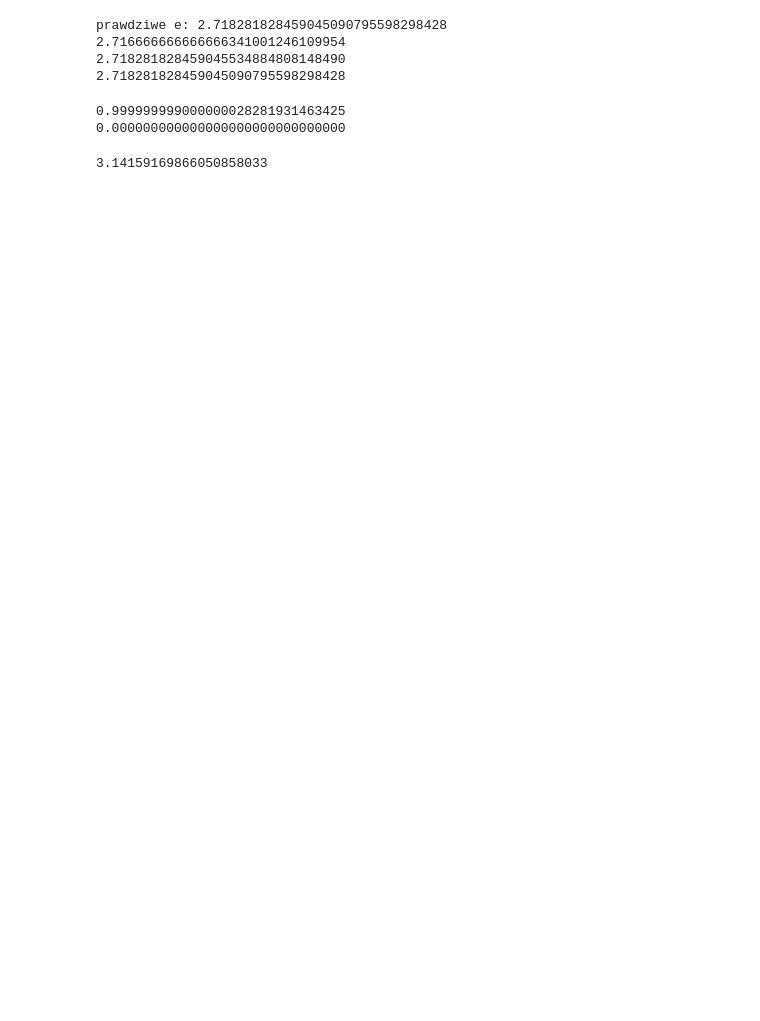
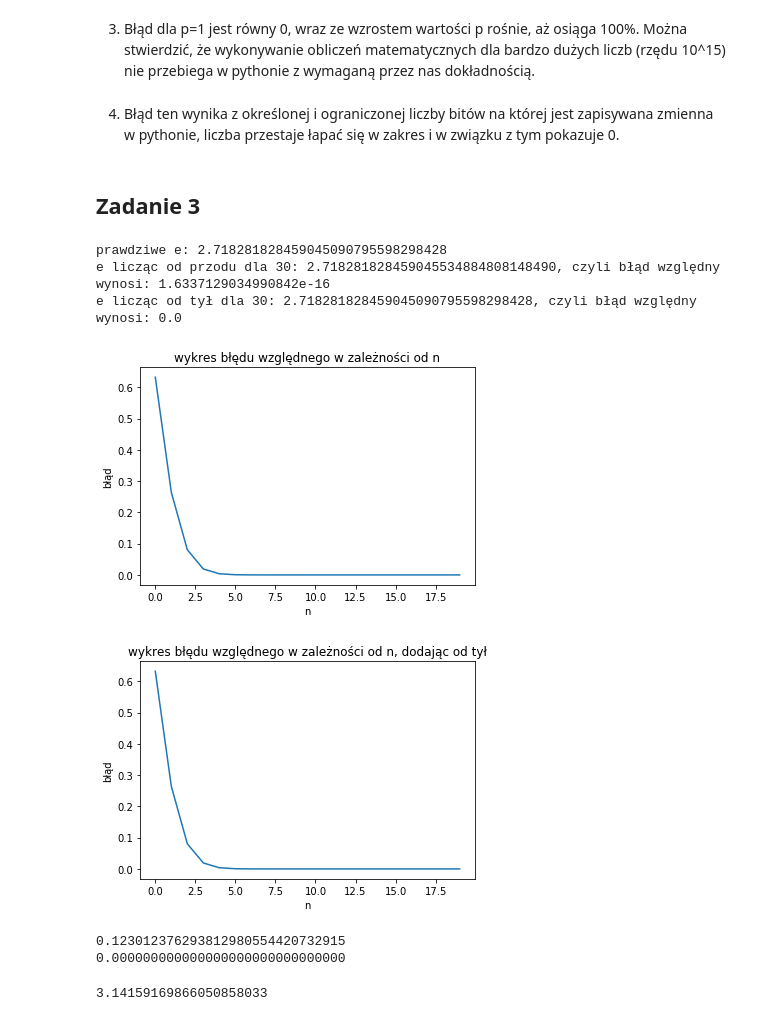
Before and after one commit to WojciechDolata/MetNum, a Jupyter notebook: Untitled3.ipynb, the cells around one changed output. Drawn from its saved outputs; the diff is of its cells as text; code cells hidden in the pictures; blank space fills up the shorter version.

```diff
--- a/Untitled3.ipynb
+++ b/Untitled3.ipynb
@@ -55,29 +92,50 @@ prawdziwe pi: 3.141592653589793
+# %% [markdown]
+3. Błąd dla p=1 jest równy 0, wraz ze wzrostem wartości p rośnie, aż osiąga 100%. Można stwierdzić, że wykonywanie obliczeń matematycznych dla bardzo dużych liczb (rzędu 10^15) nie przebiega w pythonie z wymaganą przez nas dokładnością.
+# %% [markdown]
+4. Błąd ten wynika z określonej i ograniczonej liczby bitów na której jest zapisywana zmienna w pythonie, liczba przestaje łapać się w zakres i w związku z tym pokazuje 0.
+# %% [markdown]
+## Zadanie 3
 # %%
 def esumAl(n):
     wynik=0
     for i in range (0,n+1):
         wynik+=1.0/math.factorial(n-i)
-    print ("%.30f" % wynik)
+    return wynik
 
 def esum(n):
     wynik=0
     for i in range (0,n+1):
         wynik+=1.0/math.factorial(i)
-    print ("%.30f" % wynik)
+    return wynik
 
 print("prawdziwe e: " + str("%.30f" % math.e))
-esum(5)
-esum(30)
-esumAl(30)
+print("e licząc od przodu dla 30: " + str("%.30f"%esum(30)) + ", czyli błąd względny wynosi: " + str(abs(esum(30)-math.e)/math.e))
+print("e licząc od tył dla 30: " + str("%.30f"%esumAl(30)) + ", czyli błąd względny wynosi: " + str(abs(esumAl(30)-math.e)/math.e))
+
+k=[i for i in range (20)]
+
+
+plt.title('wykres błędu względnego w zależności od n')
+plt.xlabel('n')
+plt.ylabel('błąd')
+plt.plot(k,[abs(esumAl(i)-math.e)/math.e for i in k])
+plt.show()
+
+plt.title('wykres błędu względnego w zależności od n, dodając od tył')
+plt.xlabel('n')
+plt.ylabel('błąd')
+plt.plot(k,[abs(esumAl(i)-math.e)/math.e for i in k])
+plt.show()
 # %% [output]
 prawdziwe e: 2.718281828459045090795598298428
-2.716666666666666341001246109954
-2.718281828459045534884808148490
-2.718281828459045090795598298428
+e licząc od przodu dla 30: 2.718281828459045534884808148490, czyli błąd względny wynosi: 1.6337129034990842e-16
+e licząc od tył dla 30: 2.718281828459045090795598298428, czyli błąd względny wynosi: 0.0
+[figure, added]
+[figure, added]
 # %%
 def lowestB():
     a=1.0
-    b=1.0
+    b=0.123012381293812983219
     blad=1.0
     while(blad!=0.0):
         blad=a+b-a-b
@@ -87,7 +145,7 @@ def lowestB():
 
 lowestB()
 # %% [output]
-0.999999999000000028281931463425
+0.123012376293812980554420732915
 0.000000000000000000000000000000
 # %%
 def sumnsq(n):
```
Also changed, not shown: parts of 10 cells of this notebook.
